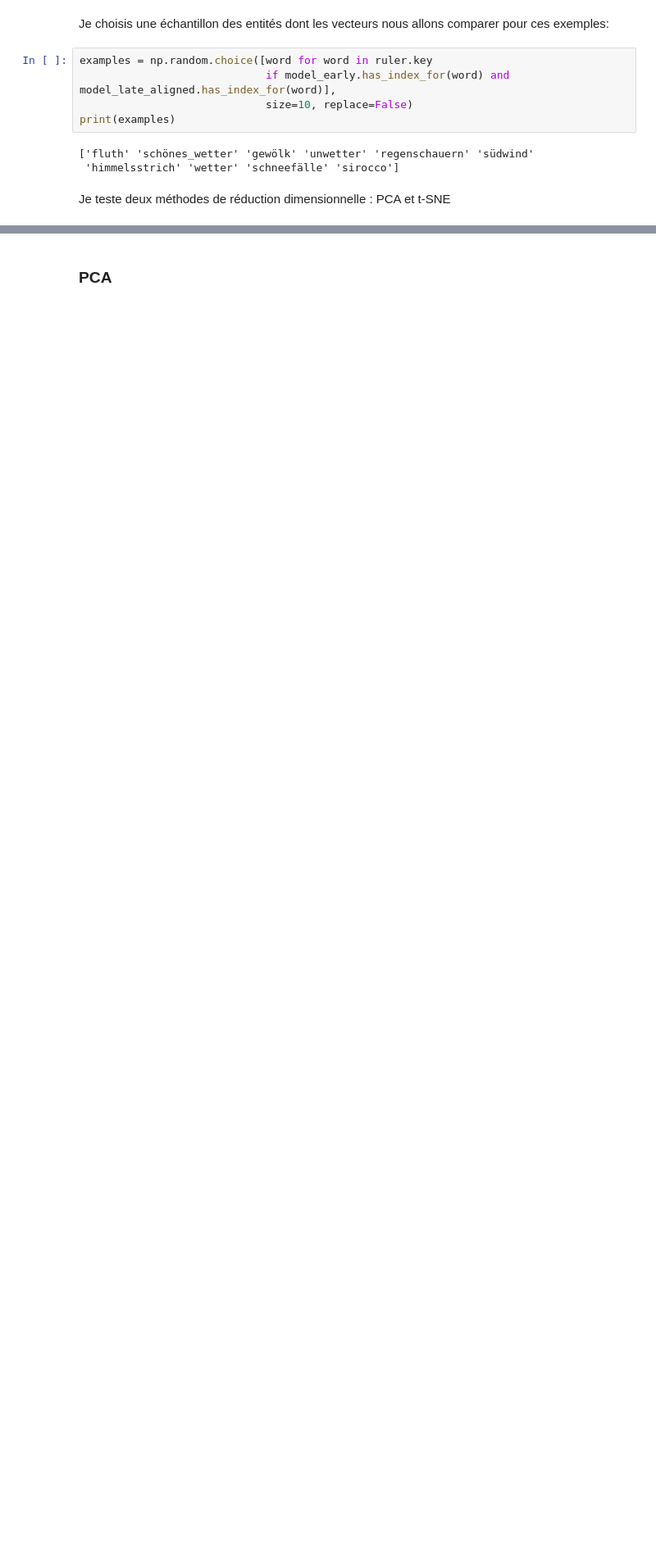
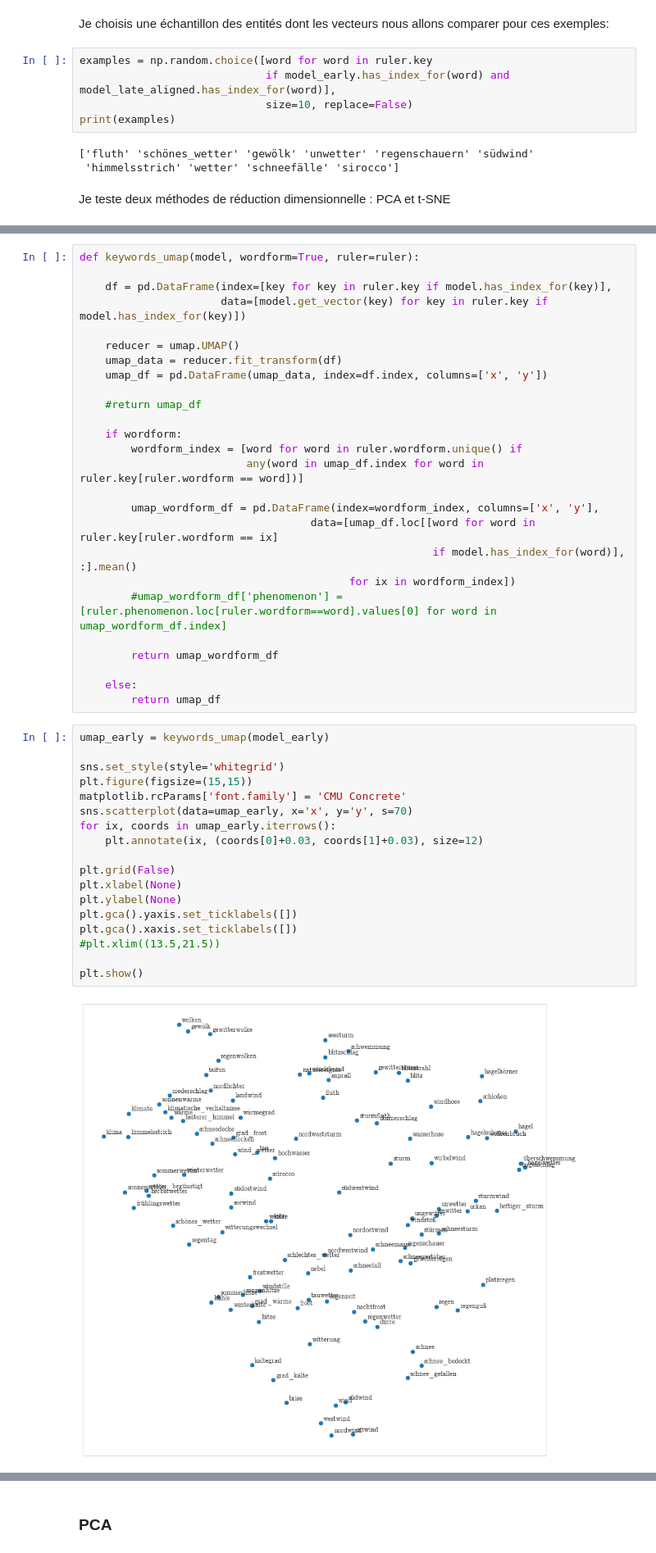
Before and after one commit to krkryger/clim-dist, a Jupyter notebook: notebooks/diachronic_embeddings.ipynb, the cells around one changed output, grey strips where cells are left out. Shown at 82% size. Drawn from its saved outputs; the diff is of its cells as text; blank space fills up the shorter version.

```diff
--- a/notebooks/diachronic_embeddings.ipynb
+++ b/notebooks/diachronic_embeddings.ipynb
@@ -133,0 +188,46 @@ Je teste deux méthodes de réduction dimensionnelle : PCA et t-SNE
+# %%
+def keywords_umap(model, wordform=True, ruler=ruler):
+
+    df = pd.DataFrame(index=[key for key in ruler.key if model.has_index_for(key)],
+                      data=[model.get_vector(key) for key in ruler.key if model.has_index_for(key)])
+
+    reducer = umap.UMAP()
+    umap_data = reducer.fit_transform(df)
+    umap_df = pd.DataFrame(umap_data, index=df.index, columns=['x', 'y'])
+
+    #return umap_df
+
+    if wordform:
+        wordform_index = [word for word in ruler.wordform.unique() if
+                          any(word in umap_df.index for word in ruler.key[ruler.wordform == word])]
+
+        umap_wordform_df = pd.DataFrame(index=wordform_index, columns=['x', 'y'],
+                                    data=[umap_df.loc[[word for word in ruler.key[ruler.wordform == ix]
+                                                       if model.has_index_for(word)], :].mean()
+                                          for ix in wordform_index])
+        #umap_wordform_df['phenomenon'] = [ruler.phenomenon.loc[ruler.wordform==word].values[0] for word in umap_wordform_df.index]
+
+        return umap_wordform_df
+
+    else:
+        return umap_df
+# %%
+umap_early = keywords_umap(model_early)
+
+sns.set_style(style='whitegrid')
+plt.figure(figsize=(15,15))
+matplotlib.rcParams['font.family'] = 'CMU Concrete'
+sns.scatterplot(data=umap_early, x='x', y='y', s=70)
+for ix, coords in umap_early.iterrows():
+    plt.annotate(ix, (coords[0]+0.03, coords[1]+0.03), size=12)
+
+plt.grid(False)
+plt.xlabel(None)
+plt.ylabel(None)
+plt.gca().yaxis.set_ticklabels([])
+plt.gca().xaxis.set_ticklabels([])
+#plt.xlim((13.5,21.5))
+
+plt.show()
+# %% [output]
+[figure, added]
```
Also changed, not shown: parts of 13 cells of this notebook, 4 other files.
